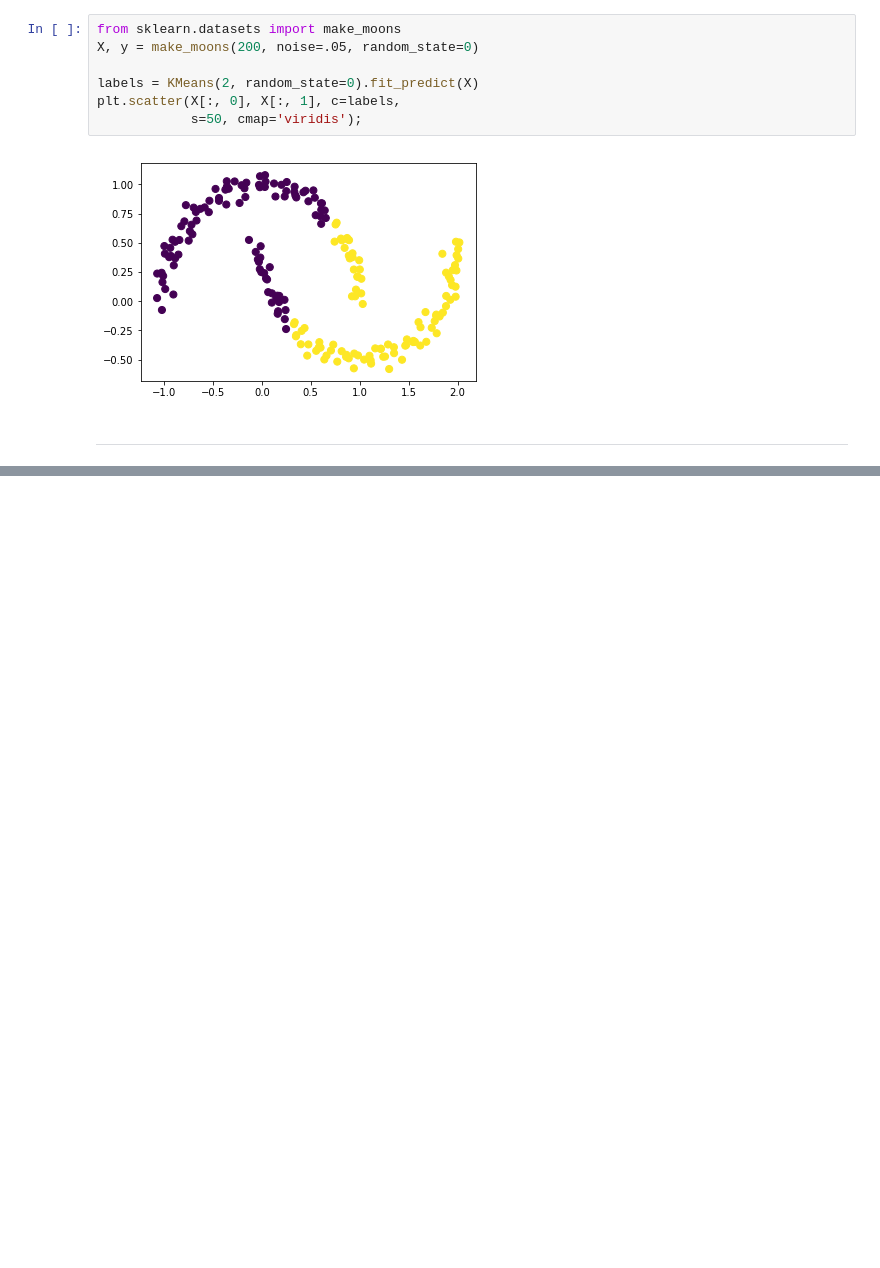
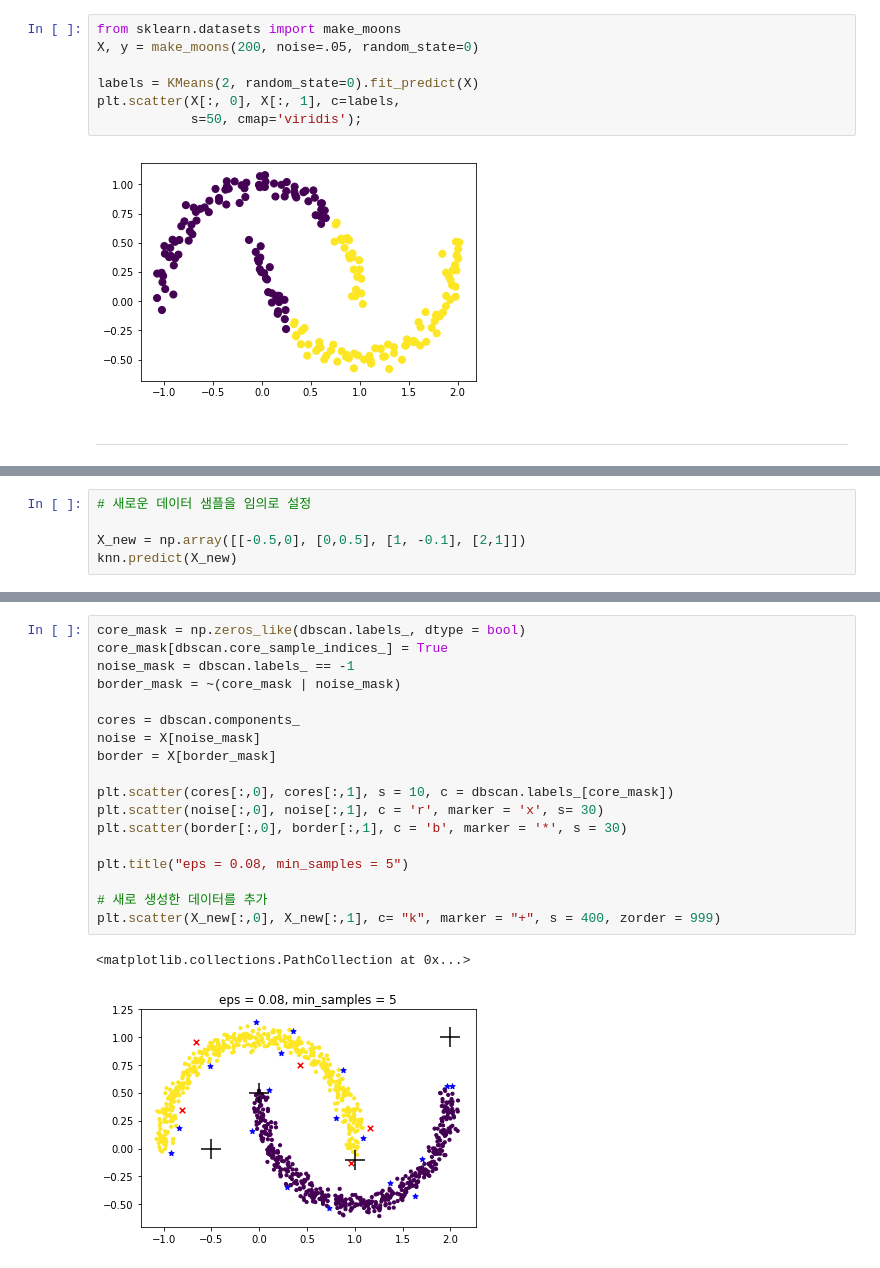
Before and after one commit to JoonSeongPark/ML_STUDY, a Jupyter notebook: Ch.9_Unsupervised_Learning/Ch.9_Unsupervised_Learning_Techniques.ipynb, the cells around one changed output, grey strips where cells are left out. Drawn from its saved outputs; the diff is of its cells as text; blank space fills up the shorter version.

```diff
--- a/Ch.9_Unsupervised_Learning/Ch.9_Unsupervised_Learning_Techniques.ipynb
+++ b/Ch.9_Unsupervised_Learning/Ch.9_Unsupervised_Learning_Techniques.ipynb
@@ -444,0 +552,5 @@ plt.scatter(X[:, 0], X[:, 1], c=labels,
+# %%
+# 새로운 데이터 샘플을 임의로 설정
+
+X_new = np.array([[-0.5,0], [0,0.5], [1, -0.1], [2,1]])
+knn.predict(X_new)
@@ -444,0 +566,21 @@ plt.scatter(X[:, 0], X[:, 1], c=labels,
+# %%
+core_mask = np.zeros_like(dbscan.labels_, dtype = bool)
+core_mask[dbscan.core_sample_indices_] = True
+noise_mask = dbscan.labels_ == -1
+border_mask = ~(core_mask | noise_mask)
+
+cores = dbscan.components_
+noise = X[noise_mask]
+border = X[border_mask]
+
+plt.scatter(cores[:,0], cores[:,1], s = 10, c = dbscan.labels_[core_mask])
+plt.scatter(noise[:,0], noise[:,1], c = 'r', marker = 'x', s= 30)
+plt.scatter(border[:,0], border[:,1], c = 'b', marker = '*', s = 30)
+
+plt.title("eps = 0.08, min_samples = 5")
+
+# 새로 생성한 데이터를 추가
+plt.scatter(X_new[:,0], X_new[:,1], c= "k", marker = "+", s = 400, zorder = 999)
+# %% [output]
+<matplotlib.collections.PathCollection at 0x...>
+[figure, added]
```
Also changed, not shown: parts of 18 cells of this notebook.
